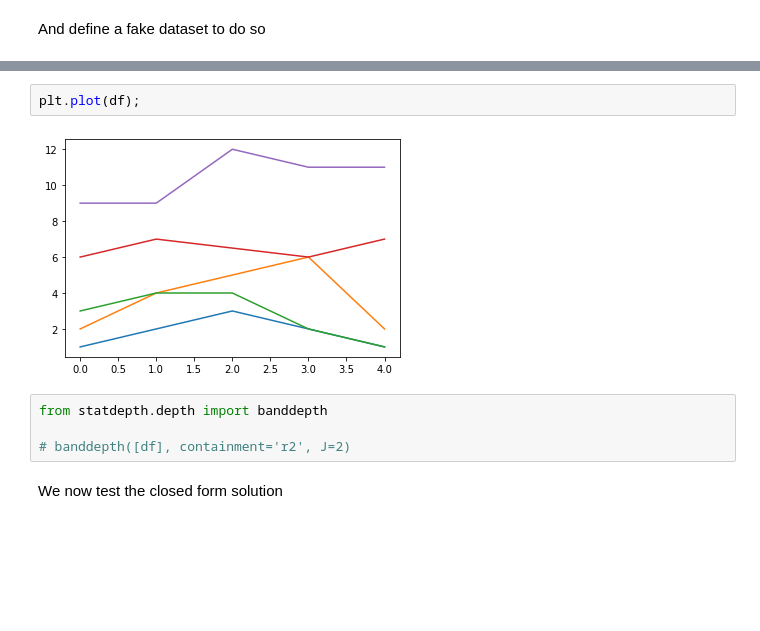
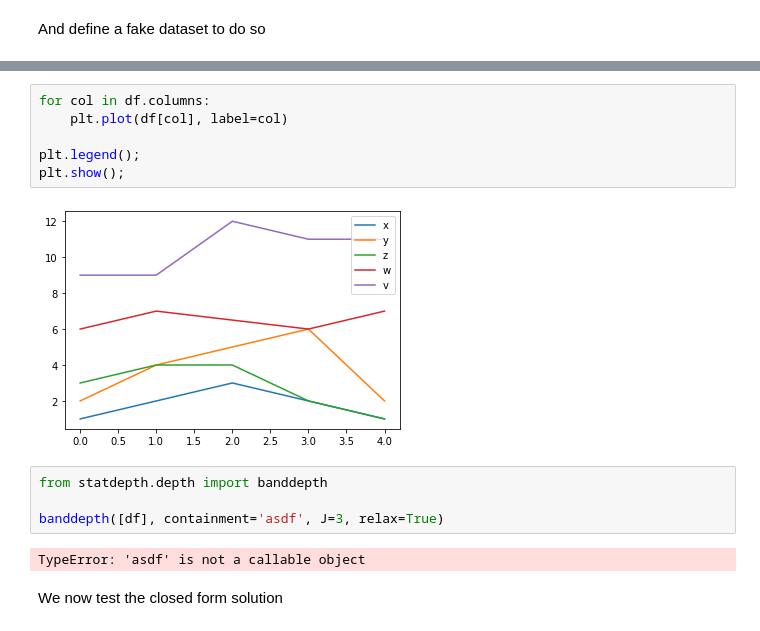
Before and after one commit to braingeneers/statdepth, a Jupyter notebook: testing_notebooks/jlehrer_testing_notebook_01.ipynb, the cells around one changed output, grey strips where cells are left out. Drawn from its saved outputs; the diff is of its cells as text; blank space fills up the shorter version.

Commit message:
More error checking

```diff
--- a/testing_notebooks/jlehrer_testing_notebook_01.ipynb
+++ b/testing_notebooks/jlehrer_testing_notebook_01.ipynb
@@ -40,14 +32,20 @@ df
 | 2 | 3 | 5 | 4 | 6.5 | 12 |
 | 3 | 2 | 6 | 2 | 6.0 | 11 |
 | 4 | 1 | 2 | 1 | 7.0 | 11 |
-# %%
-plt.plot(df);
-# %% [output]
-[figure, removed]
+# %%
+for col in df.columns:
+    plt.plot(df[col], label=col)
+
+plt.legend();
+plt.show();
+# %% [output]
+[figure, added]
 # %%
 from statdepth.depth import banddepth
 
-# banddepth([df], containment='r2', J=2)
+banddepth([df], containment='asdf', J=3, relax=True)
+# %% [output]
+TypeError: 'asdf' is not a callable object
 # %% [markdown]
 We now test the closed form solution
 # %%
```
Also changed, not shown: parts of 5 cells of this notebook, 2 other files.
